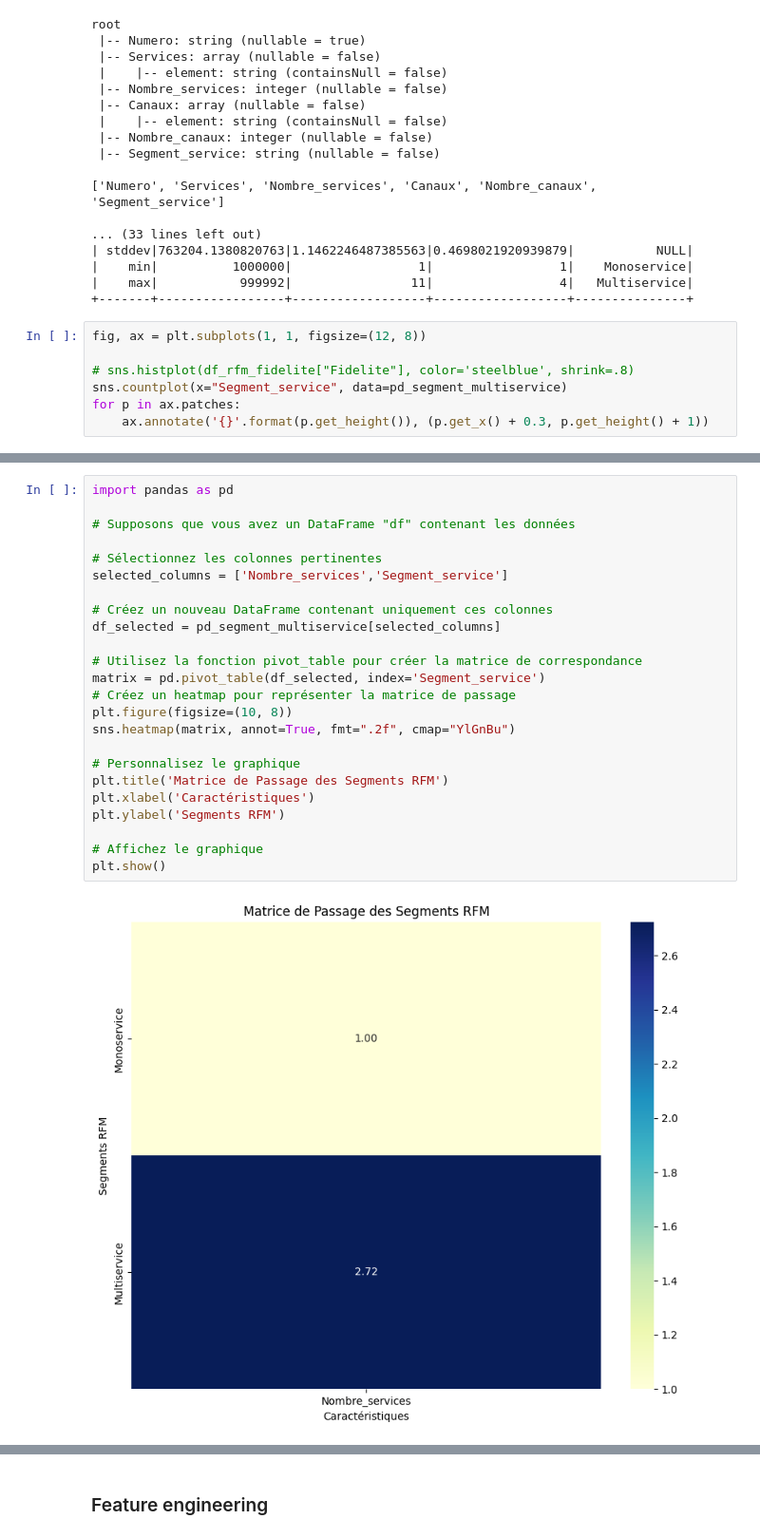
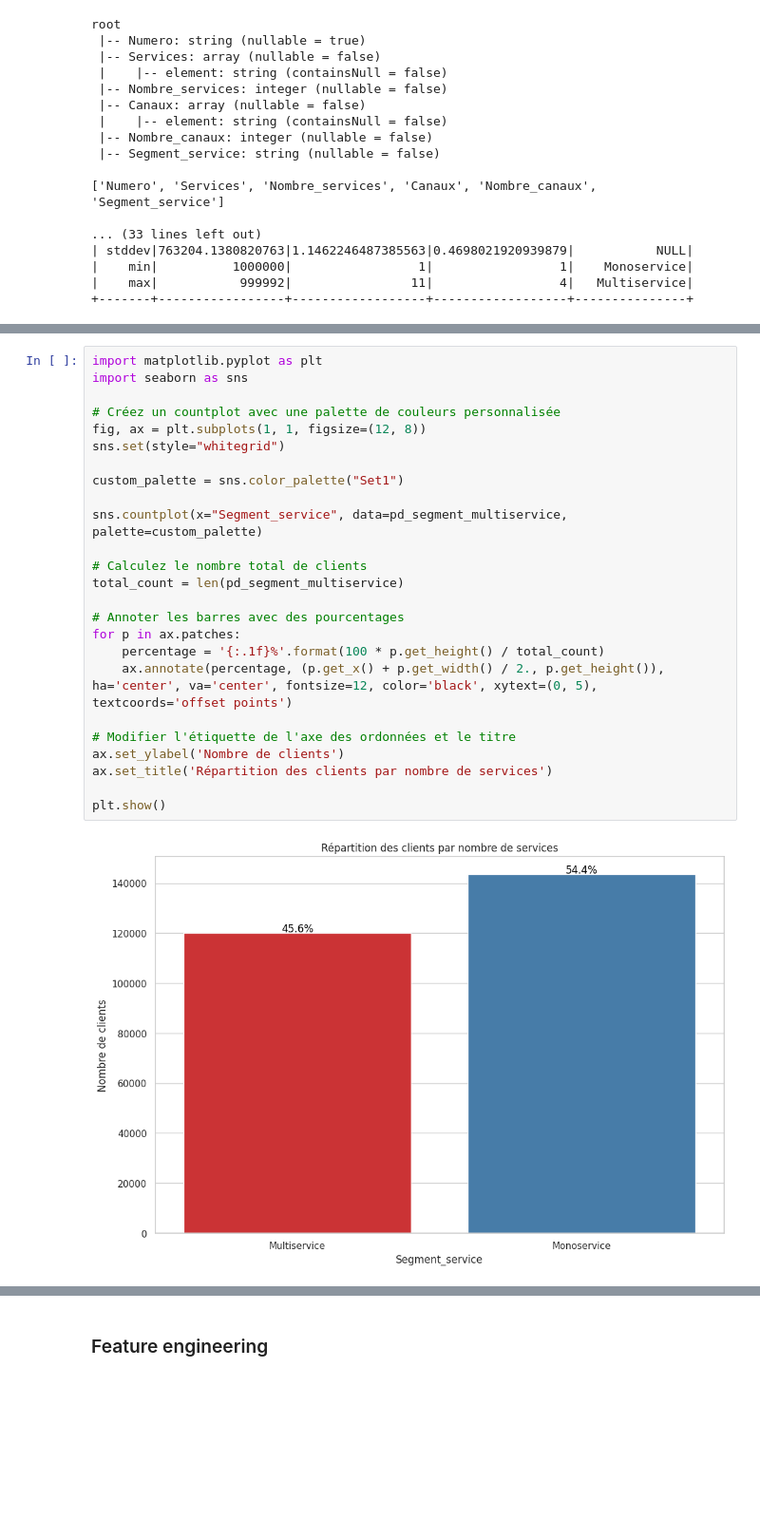
Before and after one commit to momowade221/Notebook_Segmentation_Client_OM, a Jupyter notebook: OM_Segmentation_valeur.ipynb, the cells around one changed output, grey strips where cells are left out. Shown at 95% size. Drawn from its saved outputs; the diff is of its cells as text; blank space fills up the shorter version.

Commit message:
Point avec le métier

```diff
--- a/OM_Segmentation_valeur.ipynb
+++ b/OM_Segmentation_valeur.ipynb
@@ -962,10 +991,3 @@ root
 |    min|          1000000|                 1|                 1|    Monoservice|
 |    max|           999992|                11|                 4|   Multiservice|
 +-------+-----------------+------------------+------------------+---------------+
-# %%
-fig, ax = plt.subplots(1, 1, figsize=(12, 8))
-
-# sns.histplot(df_rfm_fidelite["Fidelite"], color='steelblue', shrink=.8)
-sns.countplot(x="Segment_service", data=pd_segment_multiservice)
-for p in ax.patches:
-    ax.annotate('{}'.format(p.get_height()), (p.get_x() + 0.3, p.get_height() + 1))
@@ -974,26 +994,27 @@ for p in ax.patches:
-# %%
-import pandas as pd
-
-# Supposons que vous avez un DataFrame "df" contenant les données
-
-# Sélectionnez les colonnes pertinentes
-selected_columns = ['Nombre_services','Segment_service']
-
-# Créez un nouveau DataFrame contenant uniquement ces colonnes
-df_selected = pd_segment_multiservice[selected_columns]
-
-# Utilisez la fonction pivot_table pour créer la matrice de correspondance
-matrix = pd.pivot_table(df_selected, index='Segment_service')
-# Créez un heatmap pour représenter la matrice de passage
-plt.figure(figsize=(10, 8))
-sns.heatmap(matrix, annot=True, fmt=".2f", cmap="YlGnBu")
-
-# Personnalisez le graphique
-plt.title('Matrice de Passage des Segments RFM')
-plt.xlabel('Caractéristiques')
-plt.ylabel('Segments RFM')
-
-# Affichez le graphique
-plt.show()
-# %% [output]
-[figure, removed]
+# %%
+import matplotlib.pyplot as plt
+import seaborn as sns
+
+# Créez un countplot avec une palette de couleurs personnalisée
+fig, ax = plt.subplots(1, 1, figsize=(12, 8))
+sns.set(style="whitegrid")
+
+custom_palette = sns.color_palette("Set1")
+
+sns.countplot(x="Segment_service", data=pd_segment_multiservice, palette=custom_palette)
+
+# Calculez le nombre total de clients
+total_count = len(pd_segment_multiservice)
+
+# Annoter les barres avec des pourcentages
+for p in ax.patches:
+    percentage = '{:.1f}%'.format(100 * p.get_height() / total_count)
+    ax.annotate(percentage, (p.get_x() + p.get_width() / 2., p.get_height()), ha='center', va='center', fontsize=12, color='black', xytext=(0, 5), textcoords='offset points')
+
+# Modifier l'étiquette de l'axe des ordonnées et le titre
+ax.set_ylabel('Nombre de clients')
+ax.set_title('Répartition des clients par nombre de services')
+
+plt.show()
+# %% [output]
+[figure, added]
```
Also changed, not shown: parts of 86 cells of this notebook.
